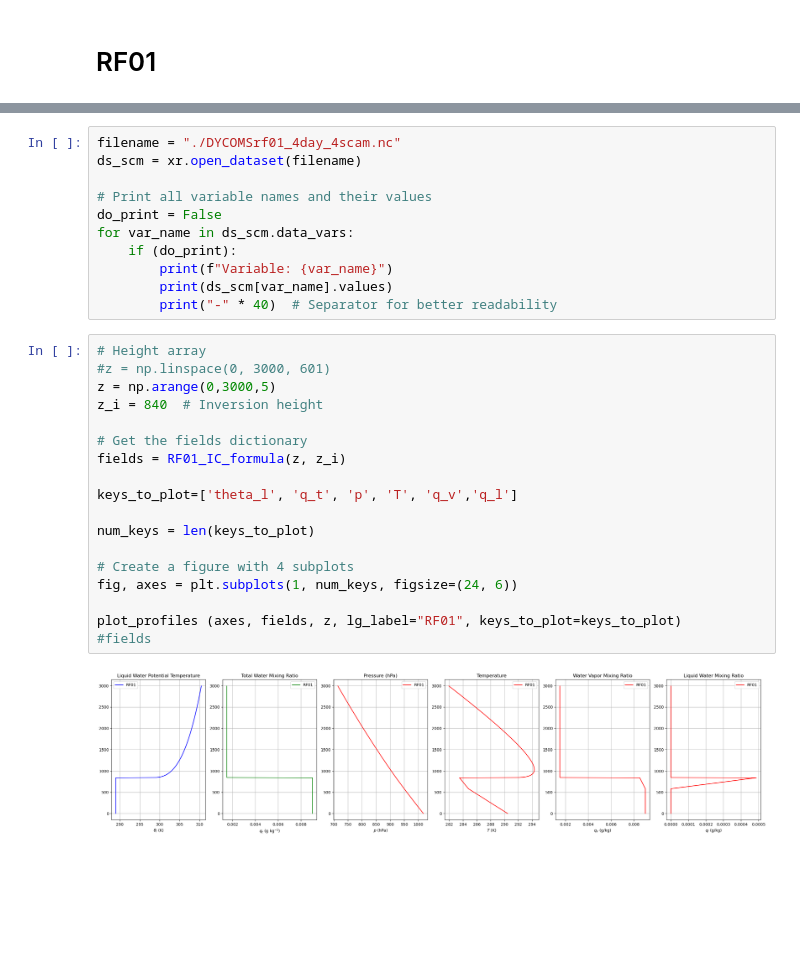
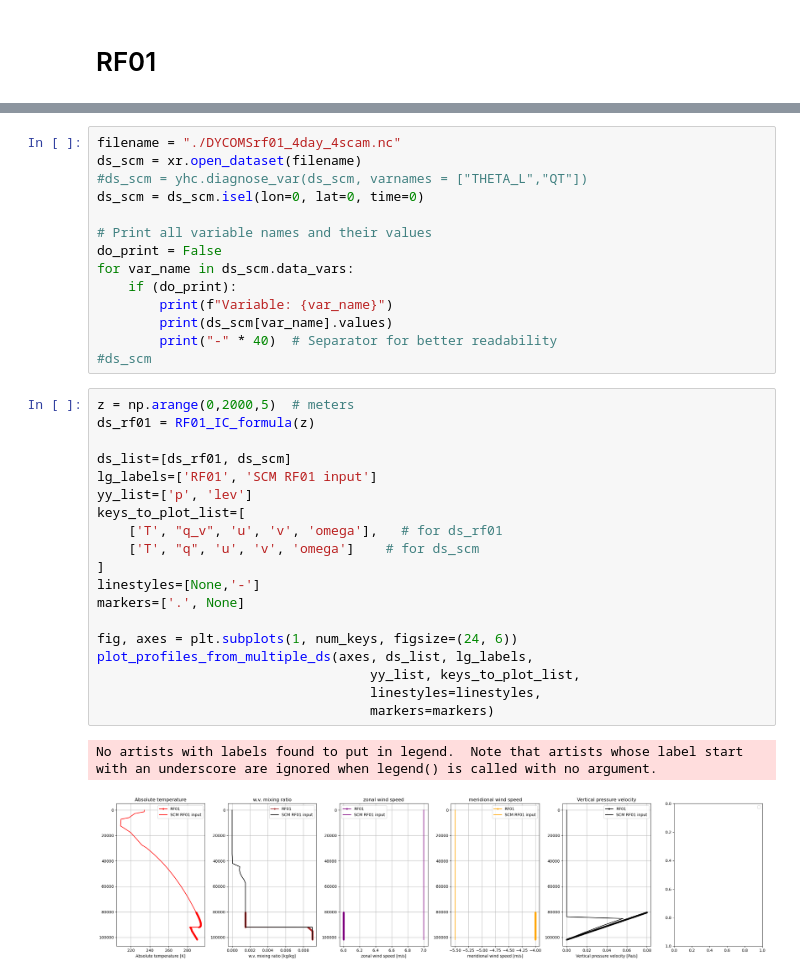
Before and after one commit to yihsuanchen/TaiESM1_Sc_diag, a Jupyter notebook: scam_taiesm1/iop_modified/modify-DYCOMSrf01_rf02-IC_4scam.ipynb, the cells around one changed output, grey strips where cells are left out. Cells and saved outputs as stored; diff of their text form; blank space fills up the shorter version.

```diff
--- a/scam_taiesm1/iop_modified/modify-DYCOMSrf01_rf02-IC_4scam.ipynb
+++ b/scam_taiesm1/iop_modified/modify-DYCOMSrf01_rf02-IC_4scam.ipynb
@@ -280,6 +352,8 @@ def plot_profiles(axes, fields, z, lg_label,
 # %%
 filename = "./DYCOMSrf01_4day_4scam.nc"
 ds_scm = xr.open_dataset(filename)
+#ds_scm = yhc.diagnose_var(ds_scm, varnames = ["THETA_L","QT"])
+ds_scm = ds_scm.isel(lon=0, lat=0, time=0)
 
 # Print all variable names and their values
 do_print = False
@@ -288,23 +362,26 @@ for var_name in ds_scm.data_vars:
         print(f"Variable: {var_name}")
         print(ds_scm[var_name].values)
         print("-" * 40)  # Separator for better readability
+#ds_scm
-# %%
-# Height array
-#z = np.linspace(0, 3000, 601)
-z = np.arange(0,3000,5)
-z_i = 840  # Inversion height
-
-# Get the fields dictionary
-fields = RF01_IC_formula(z, z_i)
-
-keys_to_plot=['theta_l', 'q_t', 'p', 'T', 'q_v','q_l']
-
-num_keys = len(keys_to_plot)
-
-# Create a figure with 4 subplots
-fig, axes = plt.subplots(1, num_keys, figsize=(24, 6))
-
-plot_profiles (axes, fields, z, lg_label="RF01", keys_to_plot=keys_to_plot)
-#fields
-# %% [output]
-[figure, removed]
+# %%
+z = np.arange(0,2000,5)  # meters
+ds_rf01 = RF01_IC_formula(z)
+
+ds_list=[ds_rf01, ds_scm]
+lg_labels=['RF01', 'SCM RF01 input']
+yy_list=['p', 'lev']
+keys_to_plot_list=[
+    ['T', "q_v", 'u', 'v', 'omega'],   # for ds_rf01
+    ['T', "q", 'u', 'v', 'omega']    # for ds_scm
+]
+linestyles=[None,'-']
+markers=['.', None]
+
+fig, axes = plt.subplots(1, num_keys, figsize=(24, 6))
+plot_profiles_from_multiple_ds(axes, ds_list, lg_labels,
+                                   yy_list, keys_to_plot_list,
+                                   linestyles=linestyles,
+                                   markers=markers)
+# %% [output]
+No artists with labels found to put in legend.  Note that artists whose label start with an underscore are ignored when legend() is called with no argument.
+[figure, added]
```
Also changed, not shown: parts of 8 cells of this notebook.
